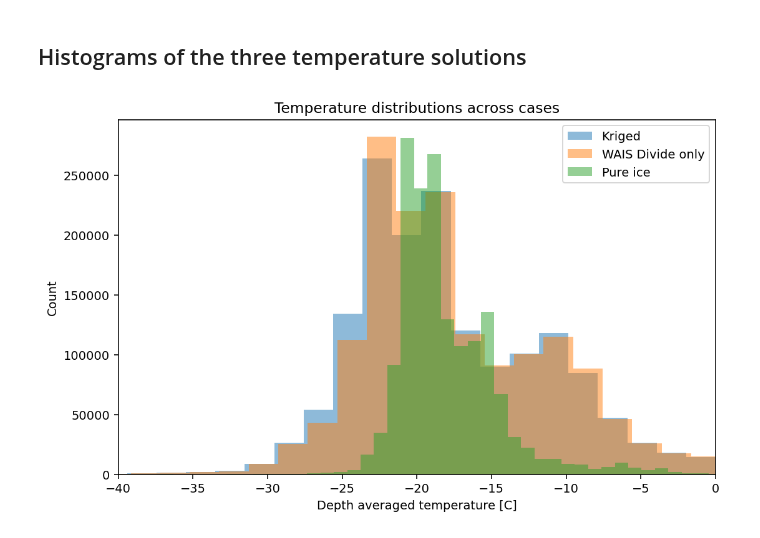
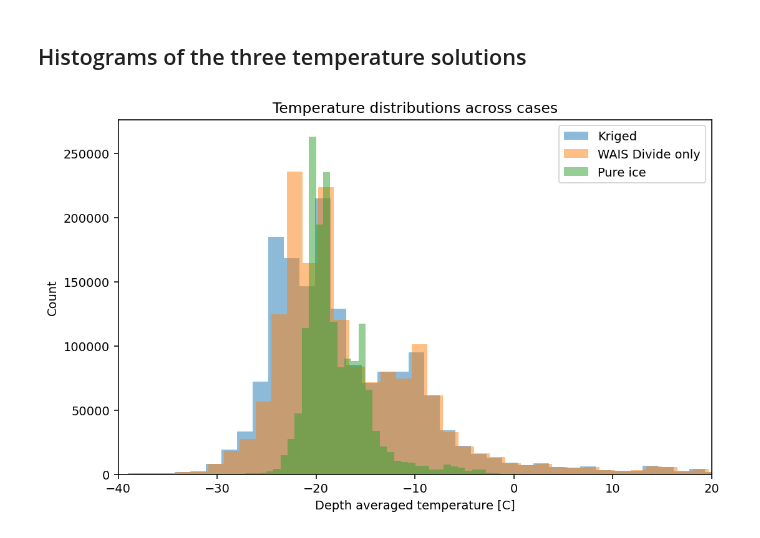
Before and after one commit to elizadawson/ice_attenuation_temperature, a Jupyter notebook: notebooks/englacial_temperature_kriged.ipynb, the cells around one changed output. Drawn from its saved outputs; the diff is of its cells as text; code cells hidden in the pictures.

```diff
--- a/notebooks/englacial_temperature_kriged.ipynb
+++ b/notebooks/englacial_temperature_kriged.ipynb
@@ -357,18 +352,18 @@ plt.show()
 # %%
 fig, ax = plt.subplots(figsize=(8, 5))
 for label, vals in [
     ("Kriged", Tavg_kriged_C),
     ("WAIS Divide only", Tavg_wais_C),
     ("Pure ice", Tavg_pure_C),
 ]:
     finite = np.asarray(vals)[np.isfinite(vals)]
-    ax.hist(finite, bins=80, alpha=0.5, label=label)
+    ax.hist(finite, bins=100, alpha=0.5, label=label)
 ax.set_xlabel("Depth averaged temperature [C]")
-ax.set_xlim([-40,0])
+ax.set_xlim([-40,20])
 ax.set_ylabel("Count")
 ax.legend()
 ax.set_title("Temperature distributions across cases")
 plt.tight_layout()
 plt.show()
 # %% [output]
-[figure, old version]
+[figure, new version]
```
Also changed, not shown: parts of 1 cell of this notebook.
